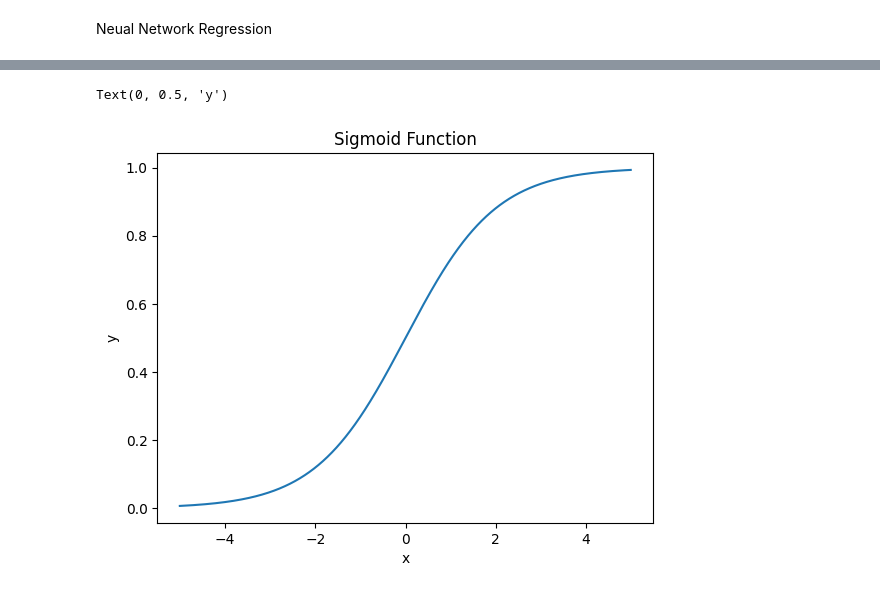
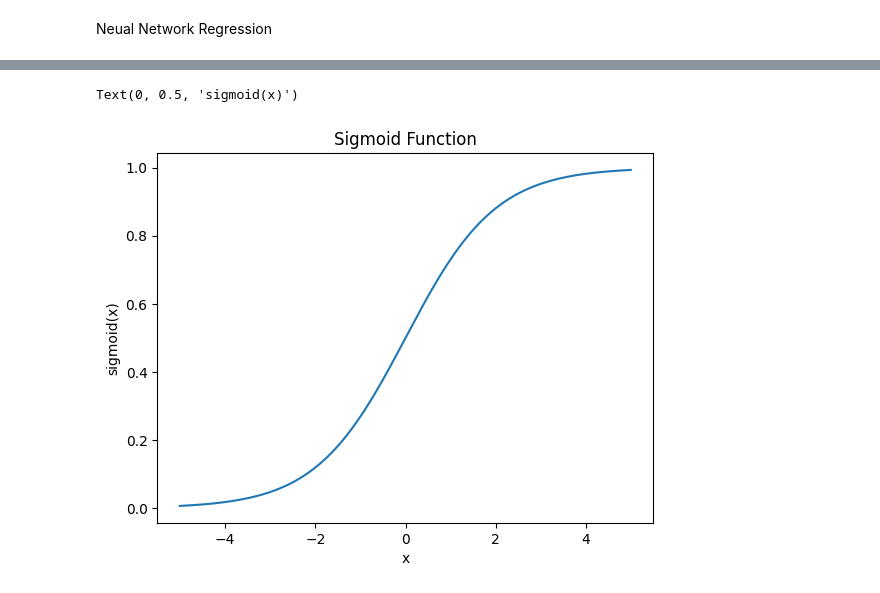
Before and after one commit to api-sage/housing_price_predictor, a Jupyter notebook: house_predictor.ipynb, the cells around one changed output, grey strips where cells are left out. Saved outputs shown, nothing was run; the diff lists cells and outputs as text; code cells hidden in the pictures.

```diff
--- a/house_predictor.ipynb
+++ b/house_predictor.ipynb
@@ -332,9 +334,9 @@ print(test_matrix)
 # %%
 plt.plot(test_matrix, sigmoid_matrix)
 plt.title("Sigmoid Function")
 plt.ylim()
 plt.xlabel("x")
-plt.ylabel("y")
+plt.ylabel("sigmoid(x)")
 # %% [output]
-Text(0, 0.5, 'y')
+Text(0, 0.5, 'sigmoid(x)')
-[figure, old version]
+[figure, new version]
```
Also changed, not shown: parts of 2 cells of this notebook.
